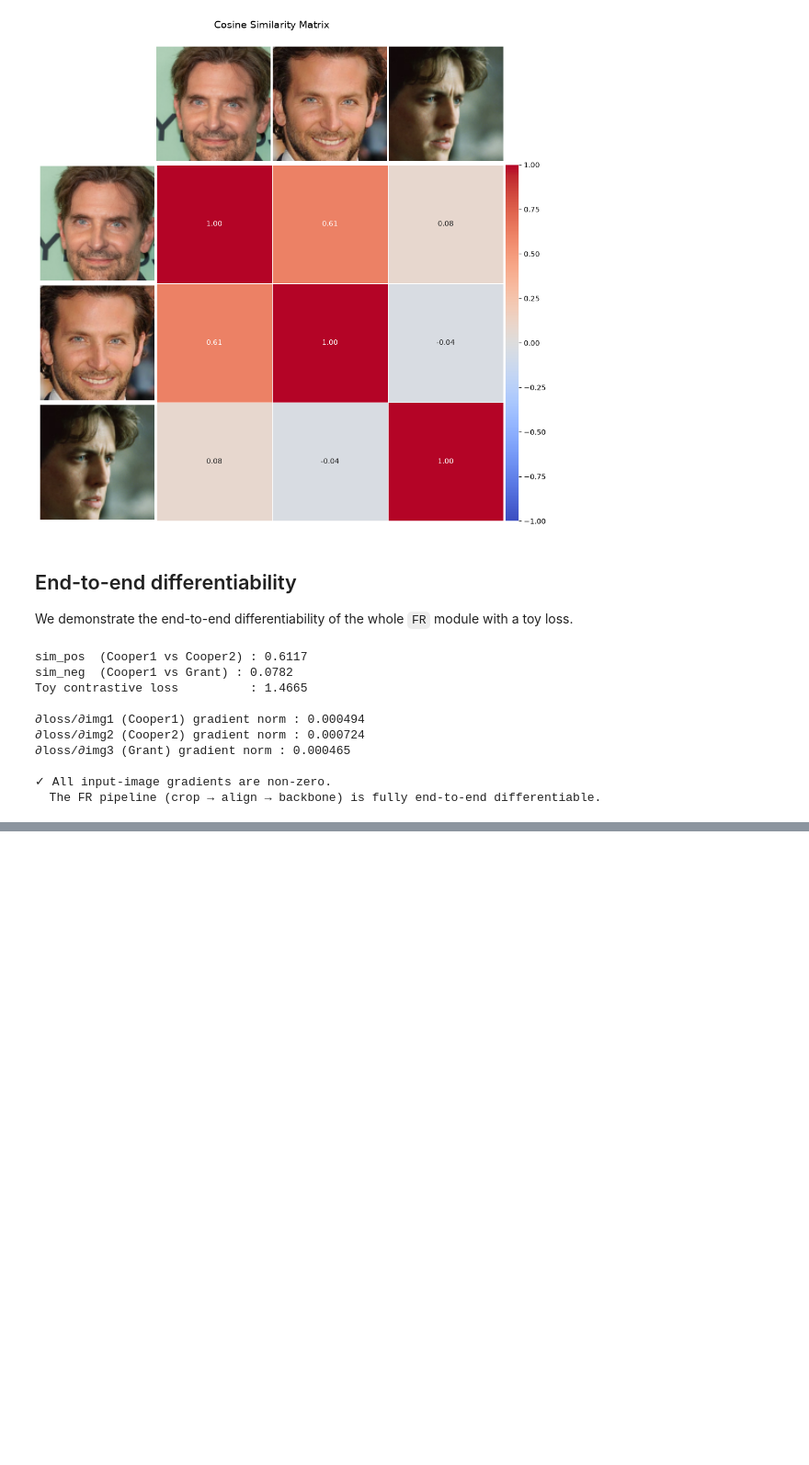
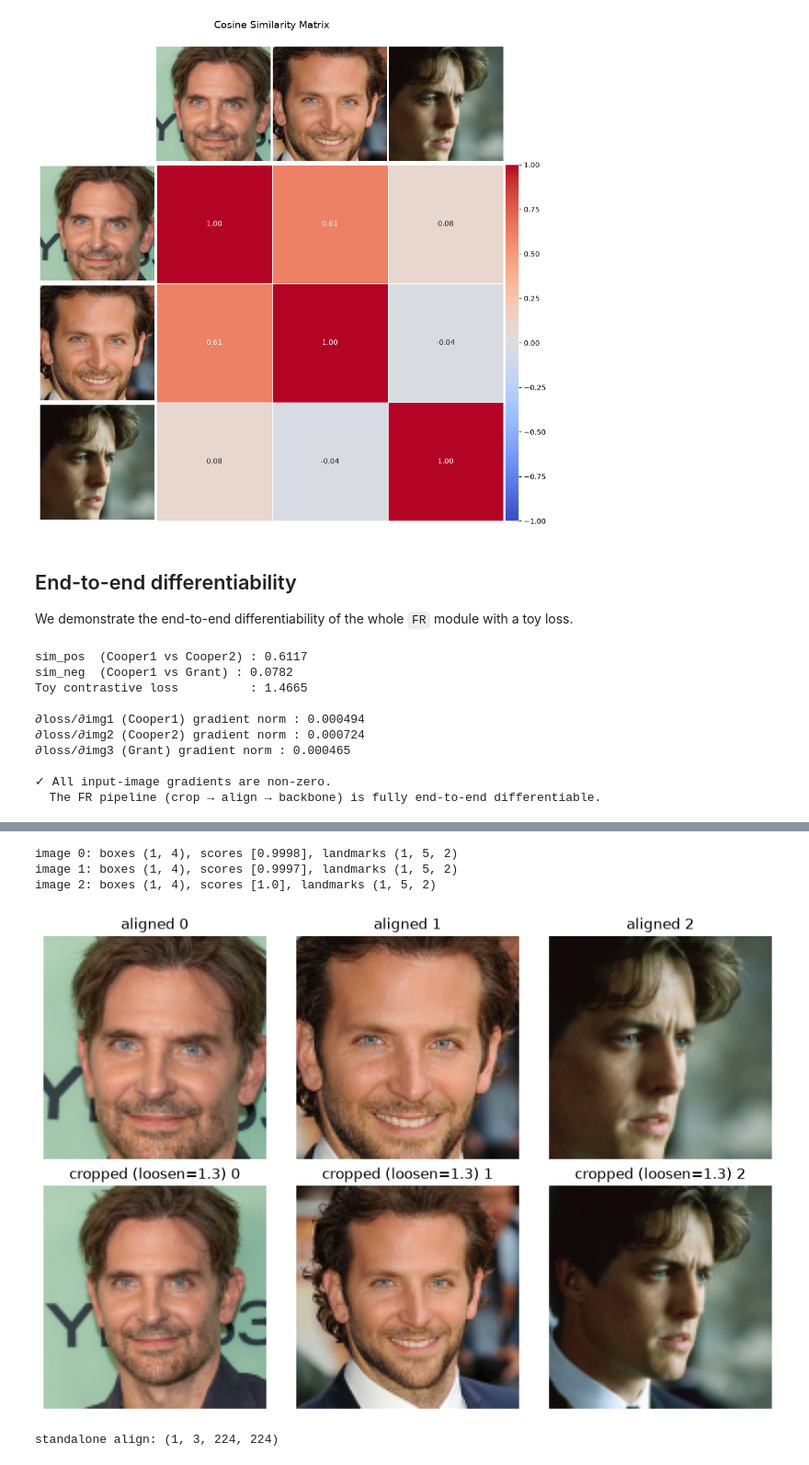
Before and after one commit to HKU-TASR/FRBench, a Jupyter notebook: demo.ipynb, the cells around one changed output, grey strips where cells are left out. Shown at 92% size. Cells and saved outputs as stored; diff of their text form; code cells hidden in the pictures; blank space fills up the shorter version.

```diff
--- a/demo.ipynb
+++ b/demo.ipynb
@@ -188,0 +197,32 @@ Toy contrastive loss          : 1.4665
+# %%
+# A standalone detector: no FR pipeline, no backbone weights.
+detector = frbench.FaceDetector().to(device)
+
+dets = detector.detect([img1, img2, img3])
+for i in range(dets.num_images):
+    print(f"image {i}: boxes {tuple(dets.boxes[i].shape)}, "
+          f"scores {[round(s, 4) for s in dets.scores[i].tolist()]}, "
+          f"landmarks {tuple(dets.landmarks[i].shape)}")
+
+# 5-point ArcFace alignment and loosened square cropping, both in [0, 255].
+aligned = detector.align([img1, img2, img3], dets)          # list of (K, 3, 112, 112)
+cropped = detector.crop([img1, img2, img3], dets, loosen=1.3)
+
+fig, axes = plt.subplots(2, 3, figsize=(9, 6))
+for i, (a, c) in enumerate(zip(aligned, cropped)):
+    axes[0, i].imshow(a[0].permute(1, 2, 0).byte().cpu().numpy()); axes[0, i].set_title(f"aligned {i}")
+    axes[1, i].imshow(c[0].permute(1, 2, 0).byte().cpu().numpy()); axes[1, i].set_title(f"cropped (loosen=1.3) {i}")
+    axes[0, i].axis("off"); axes[1, i].axis("off")
+plt.tight_layout()
+plt.show()
+
+# The geometry utilities are also standalone functions, e.g. align at 224x224:
+big_template = frbench.arcface_template((224, 224))
+big_crop = frbench.align(img1.squeeze(0), dets.landmarks[0], big_template, (224, 224))
+print("standalone align:", tuple(big_crop.shape))
+# %% [output]
+image 0: boxes (1, 4), scores [0.9998], landmarks (1, 5, 2)
+image 1: boxes (1, 4), scores [0.9997], landmarks (1, 5, 2)
+image 2: boxes (1, 4), scores [1.0], landmarks (1, 5, 2)
+[figure, added]
+standalone align: (1, 3, 224, 224)
```
Also changed, not shown: parts of 6 cells of this notebook, 21 other files.
